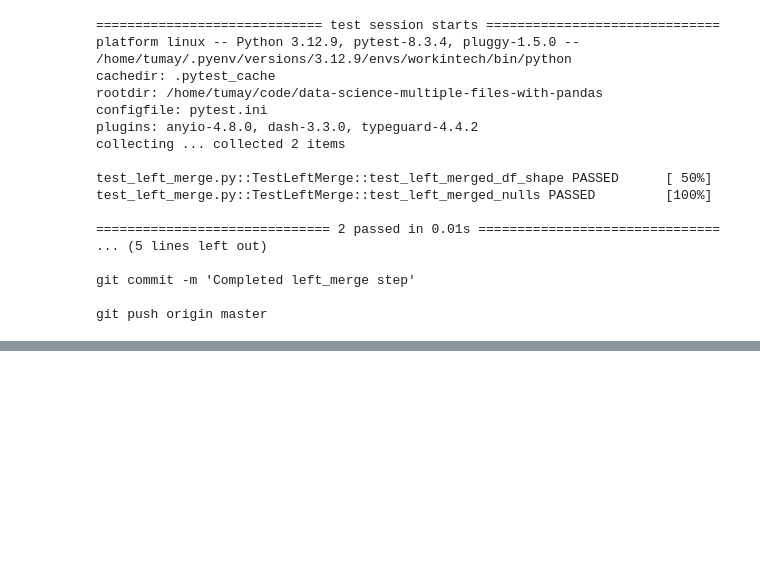
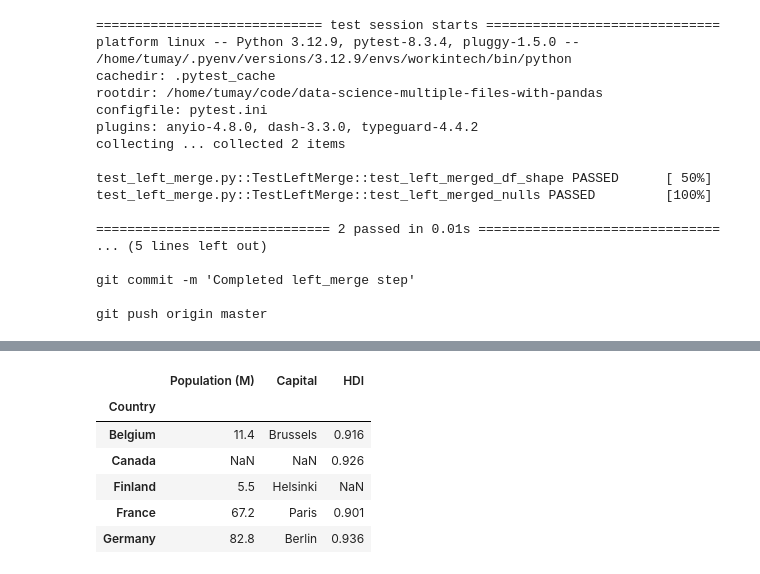
Before and after one commit to tmy-datamesa/data-science-multiple-files-with-pandas, a Jupyter notebook: multiple_files.ipynb, the cells around one changed output, grey strips where cells are left out. Saved outputs shown, nothing was run; the diff lists cells and outputs as text; code cells hidden in the pictures; blank space fills up the shorter version.

```diff
--- a/multiple_files.ipynb
+++ b/multiple_files.ipynb
@@ -123,0 +259,10 @@ git push origin master
+# %%
+aa_df.join(bb_df, how='outer')
+# %% [output]
+|  | Population (M) | Capital | HDI |
+| Country |  |  |  |
+| Belgium | 11.4 | Brussels | 0.916 |
+| Canada | NaN | NaN | 0.926 |
+| Finland | 5.5 | Helsinki | NaN |
+| France | 67.2 | Paris | 0.901 |
+| Germany | 82.8 | Berlin | 0.936 |
```
Also changed, not shown: parts of 21 cells of this notebook.
